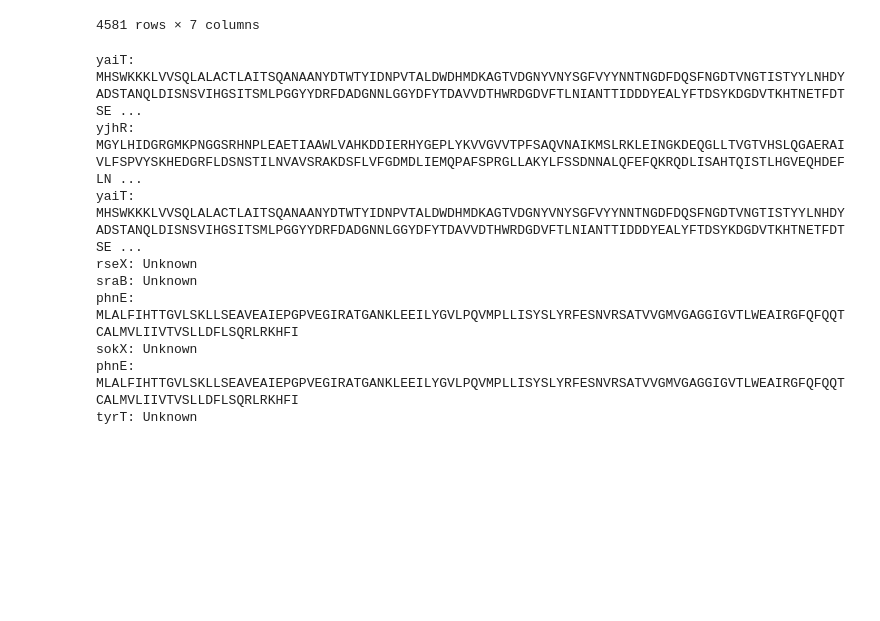
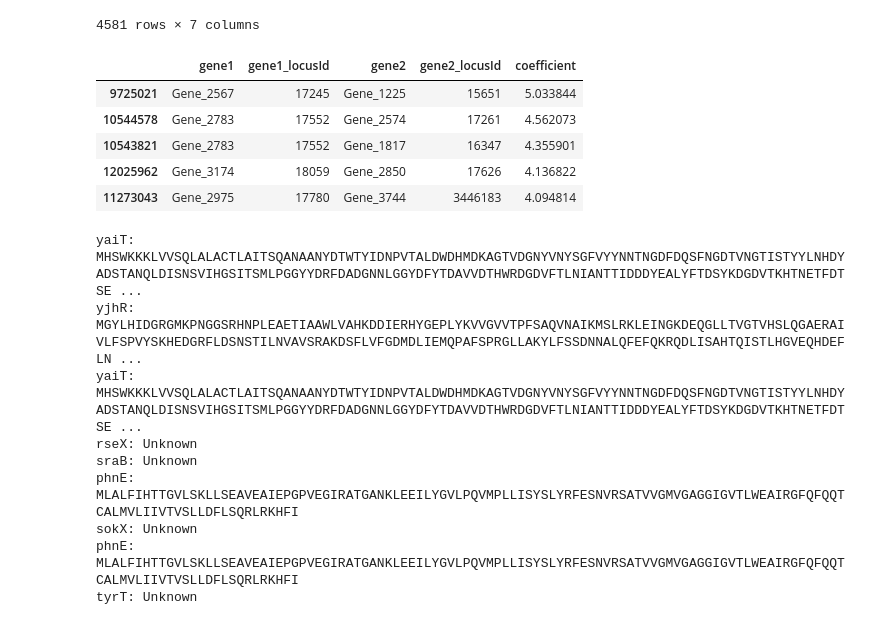
Before and after one commit to MayunaGupta/FitnessMap, a Jupyter notebook: 250601_Get_protein_sequences_for_gene_pairs.ipynb, the cells around one changed output. Cells and saved outputs as stored; diff of their text form; code cells hidden in the pictures; blank space fills up the shorter version.

```diff
--- a/250601_Get_protein_sequences_for_gene_pairs.ipynb
+++ b/250601_Get_protein_sequences_for_gene_pairs.ipynb
@@ -157,6 +157,15 @@ ecoli_uniprot
 | 4586 | U3PVA8 | reviewed | IROK_ECOLI | Protein IroK (3-hydroxypropionic ... | iroK b4706 | Escherichia coli (strain K12) | MKPALRDFIAIVQERLASVTA |
 | 4587 | V9HVX0 | reviewed | YPAA_ECOLI | Uncharacterized protein YpaA | ypaA b4543 | Escherichia coli (strain K12) | MTIAERLRQEGHQIGWQEGKLEGLHEQAIKIAL... |
 4581 rows × 7 columns
+# %%
+top_interactions.head()
+# %% [output]
+|  | gene1 | gene1_locusId | gene2 | gene2_locusId | coefficient |
+| 9725021 | Gene_2567 | 17245 | Gene_1225 | 15651 | 5.033844 |
+| 10544578 | Gene_2783 | 17552 | Gene_2574 | 17261 | 4.562073 |
+| 10543821 | Gene_2783 | 17552 | Gene_1817 | 16347 | 4.355901 |
+| 12025962 | Gene_3174 | 18059 | Gene_2850 | 17626 | 4.136822 |
+| 11273043 | Gene_2975 | 17780 | Gene_3744 | 3446183 | 4.094814 |
 # %%
 from Bio import SeqIO
 
```
Also changed, not shown: parts of 7 cells of this notebook, 3 other files.
